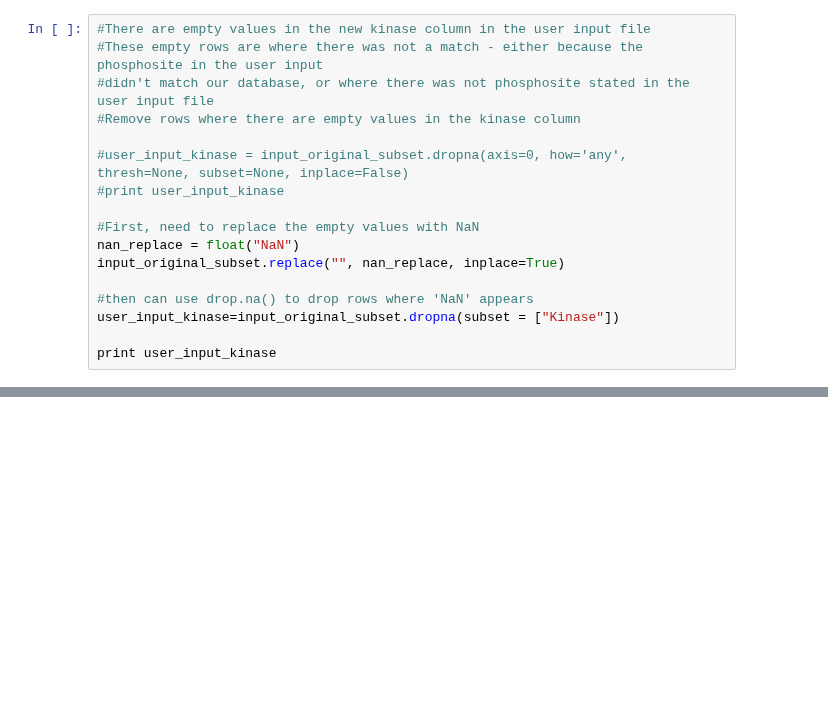
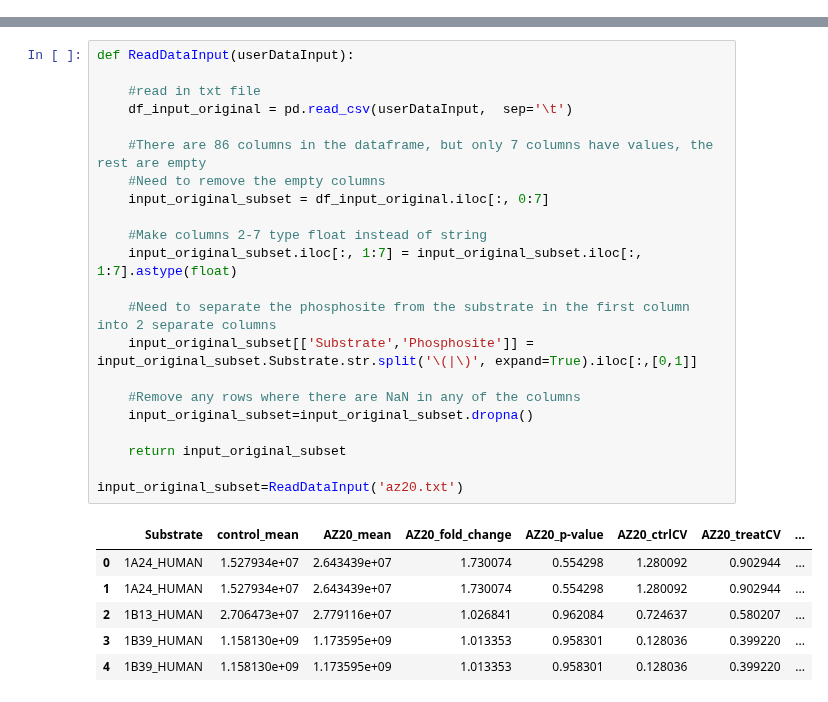
Before and after one commit to SheridanS97/DreamTeam, a Jupyter notebook: User Input Data Analysis/User Input Data Analysis.ipynb, the cells around one changed output, grey strips where cells are left out. Cells and saved outputs as stored; diff of their text form; blank space fills up the shorter version.

```diff
--- a/User Input Data Analysis/User Input Data Analysis.ipynb
+++ b/User Input Data Analysis/User Input Data Analysis.ipynb
@@ -96,17 +0,0 @@ print input_original_subset
-# %%
-#There are empty values in the new kinase column in the user input file
-#These empty rows are where there was not a match - either because the phosphosite in the user input
-#didn't match our database, or where there was not phosphosite stated in the user input file
-#Remove rows where there are empty values in the kinase column
-
-#user_input_kinase = input_original_subset.dropna(axis=0, how='any', thresh=None, subset=None, inplace=False)
-#print user_input_kinase
-
-#First, need to replace the empty values with NaN
-nan_replace = float("NaN")
-input_original_subset.replace("", nan_replace, inplace=True)
-
-#then can use drop.na() to drop rows where 'NaN' appears
-user_input_kinase=input_original_subset.dropna(subset = ["Kinase"])
-
-print user_input_kinase
@@ -383,0 +28,29 @@ fig.show()
+# %%
+def ReadDataInput(userDataInput):
+
+    #read in txt file
+    df_input_original = pd.read_csv(userDataInput,  sep='\t')
+
+    #There are 86 columns in the dataframe, but only 7 columns have values, the rest are empty
+    #Need to remove the empty columns
+    input_original_subset = df_input_original.iloc[:, 0:7]
+
+    #Make columns 2-7 type float instead of string
+    input_original_subset.iloc[:, 1:7] = input_original_subset.iloc[:, 1:7].astype(float)
+
+    #Need to separate the phosphosite from the substrate in the first column into 2 separate columns
+    input_original_subset[['Substrate','Phosphosite']] = input_original_subset.Substrate.str.split('\(|\)', expand=True).iloc[:,[0,1]]
+
+    #Remove any rows where there are NaN in any of the columns
+    input_original_subset=input_original_subset.dropna()
+
+    return input_original_subset
+
+input_original_subset=ReadDataInput('az20.txt')
+# %% [output]
+|  | Substrate | control_mean | AZ20_mean | AZ20_fold_change | AZ20_p-value | AZ20_ctrlCV | AZ20_treatCV | ... |
+| 0 | 1A24_HUMAN | 1.527934e+07 | 2.643439e+07 | 1.730074 | 0.554298 | 1.280092 | 0.902944 | ... |
+| 1 | 1A24_HUMAN | 1.527934e+07 | 2.643439e+07 | 1.730074 | 0.554298 | 1.280092 | 0.902944 | ... |
+| 2 | 1B13_HUMAN | 2.706473e+07 | 2.779116e+07 | 1.026841 | 0.962084 | 0.724637 | 0.580207 | ... |
+| 3 | 1B39_HUMAN | 1.158130e+09 | 1.173595e+09 | 1.013353 | 0.958301 | 0.128036 | 0.399220 | ... |
+| 4 | 1B39_HUMAN | 1.158130e+09 | 1.173595e+09 | 1.013353 | 0.958301 | 0.128036 | 0.399220 | ... |
```
Also changed, not shown: parts of 42 cells of this notebook.
